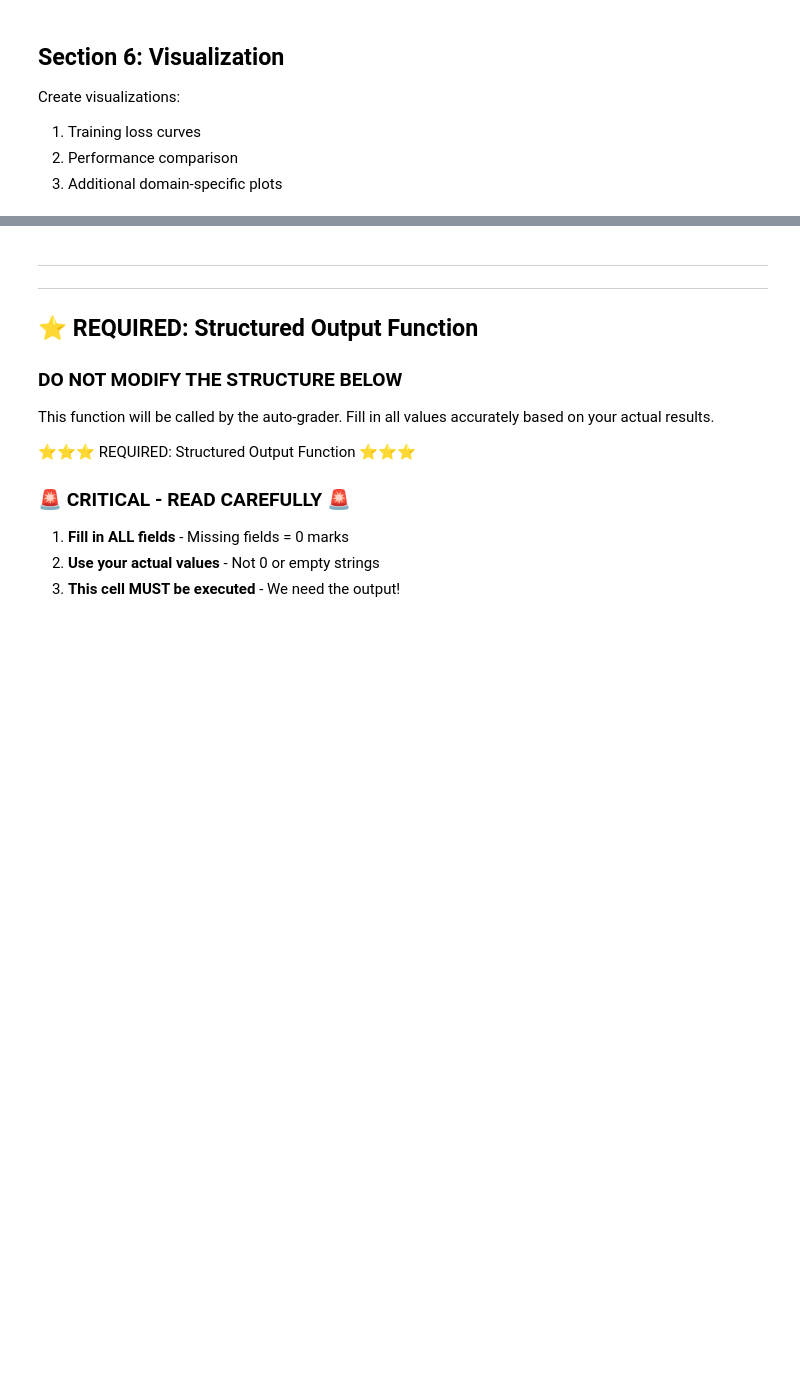
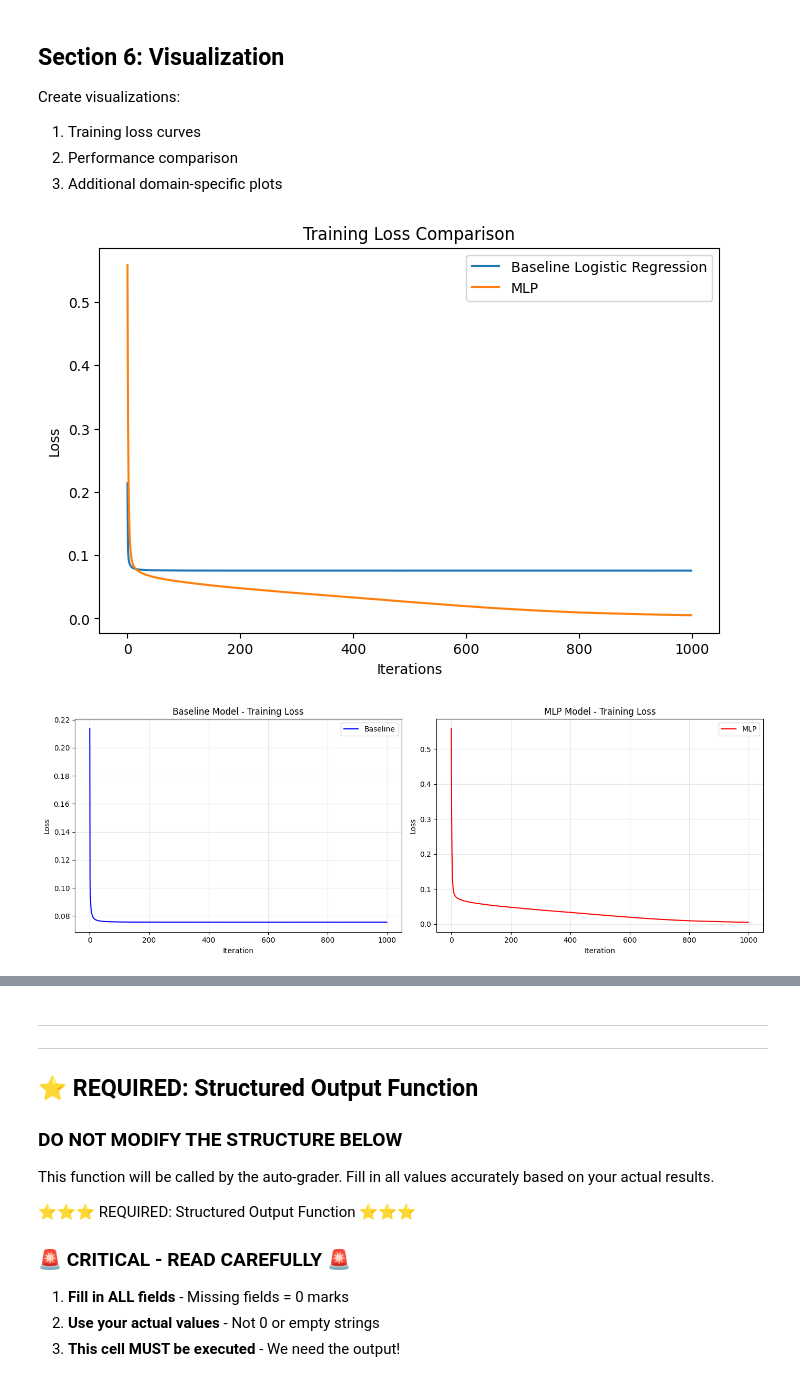
Before and after one commit to akvishnuta/ml-research, a Jupyter notebook: dnn/mlp/DNN_MLP_Implementation.ipynb, the cells around one changed output, grey strips where cells are left out. Drawn from its saved outputs; the diff is of its cells as text; code cells hidden in the pictures; blank space fills up the shorter version.

```diff
--- a/dnn/mlp/DNN_MLP_Implementation.ipynb
+++ b/dnn/mlp/DNN_MLP_Implementation.ipynb
@@ -196,14 +316,17 @@ print("✓ Baseline model class defined")
 # %%
+
+
 # Train baseline model
 print("Training baseline model...")
 baseline_start = time.time()
 
 # TODO: Initialize and train your baseline model
-baseline_model = BaselineModel(learning_rate=0.01, n_iterations=1000)
-# baseline_model.fit(X_train_scaled, y_train)
+baseline_model = BaselineModel()
+baseline_model.fit(X_train, y_train)
+#baseline.fit(X_train_scaled, y_train)
 
 # TODO: Make predictions
-# baseline_predictions = baseline_model.predict(X_test_scaled)
+baseline_predictions = baseline_model.predict(X_test)
 
 
 
@@ -212,5 +335,11 @@ print(f"✓ Baseline training completed in {baseline_training_time:.2f}s")
 print(f"✓ Loss decreased from {baseline_model.loss_history[0]:.4f} to {baseline_model.loss_history[-1]:.4f}")
 
 # Store loss explicitly
-baseline_initial_loss = 0.0 #baseline_model.loss_history[0]
-baseline_final_loss = 0.0 #baseline_model.loss_history[-1]
+baseline_initial_loss = baseline_model.loss_history[0]
+baseline_final_loss = baseline_model.loss_history[-1]
+
+
+print("Baseline Accuracy:", accuracy_score(y_test, baseline_predictions))
+print("Baseline Precision:", precision_score(y_test, baseline_predictions))
+print("Baseline Recall:", recall_score(y_test, baseline_predictions))
+print("Baseline F1:", f1_score(y_test, baseline_predictions))
@@ -438,28 +625,40 @@ Create visualizations:
 2. Performance comparison
 3. Additional domain-specific plots
 # %%
-# 1. Training loss curves
+
+#Print in a single plot
+plt.figure(figsize=(8,5))
+plt.plot(baseline_model.loss_history, label="Baseline Logistic Regression")
+plt.plot(mlp.loss_history, label="MLP")
+plt.xlabel("Iterations")
+plt.ylabel("Loss")
+plt.title("Training Loss Comparison")
+plt.legend()
+plt.show()
+
+
+#Print as seperate plots
 plt.figure(figsize=(14, 5))
-
 plt.subplot(1, 2, 1)
-# TODO: Plot baseline loss
-# plt.plot(baseline_model.loss_history, label='Baseline', color='blue')
+plt.plot(baseline_model.loss_history, label='Baseline', color='blue')
 plt.xlabel('Iteration')
 plt.ylabel('Loss')
 plt.title('Baseline Model - Training Loss')
 plt.legend()
 plt.grid(True, alpha=0.3)
 
 plt.subplot(1, 2, 2)
-# TODO: Plot MLP loss
-# plt.plot(mlp_model.loss_history, label='MLP', color='red')
+plt.plot(mlp.loss_history, label='MLP', color='red')
 plt.xlabel('Iteration')
 plt.ylabel('Loss')
 plt.title('MLP Model - Training Loss')
 plt.legend()
 plt.grid(True, alpha=0.3)
 
 plt.tight_layout()
 plt.show()
+# %% [output]
+[figure, added]
+[figure, added]
 # %%
 # 2. Performance comparison bar chart
```
Also changed, not shown: parts of 24 cells of this notebook.
